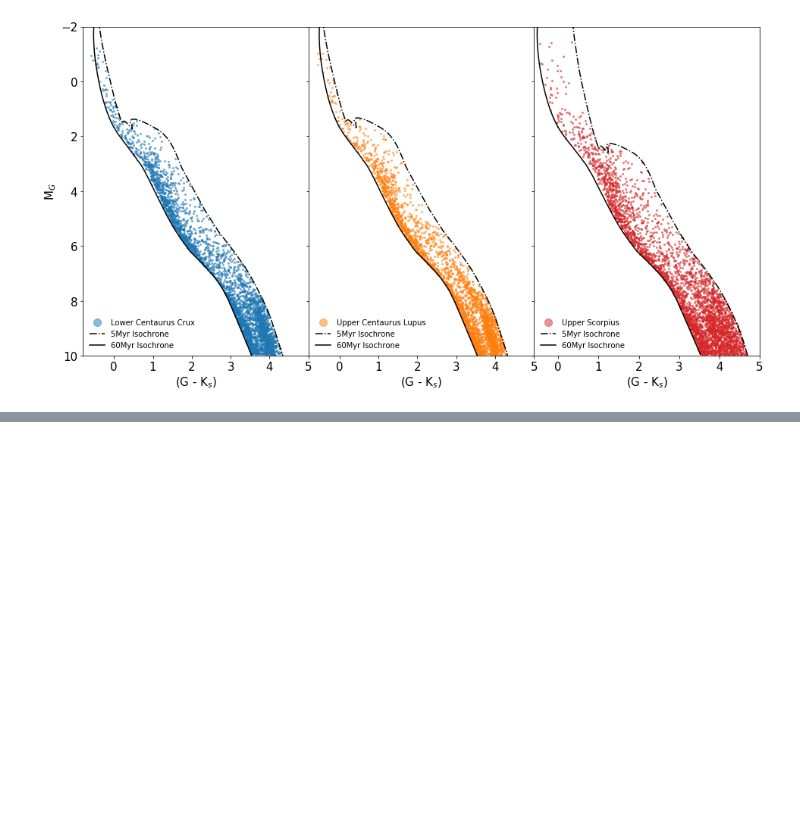
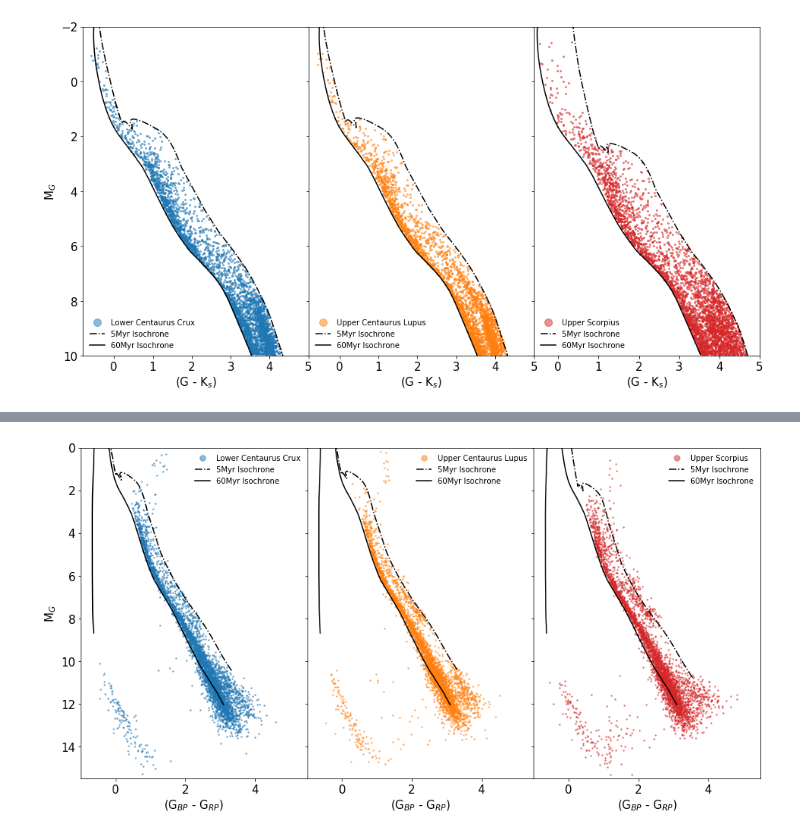
Before and after one commit to Jurgenvilla/Exoplanet-Rings-and-Gaia, a Jupyter notebook: 7_DR2_LightCurves/Gaia_AstroQuery.ipynb, the cells around one changed output, grey strips where cells are left out. Cells and saved outputs as stored; diff of their text form; code cells hidden in the pictures; blank space fills up the shorter version.

```diff
--- a/7_DR2_LightCurves/Gaia_AstroQuery.ipynb
+++ b/7_DR2_LightCurves/Gaia_AstroQuery.ipynb
@@ -412,0 +618,43 @@ fig.subplots_adjust(wspace = 0)
+# %%
+#New Isochrones overplotted
+
+fig, ((axA, axB, axC)) = plt.subplots(figsize = (16,8), nrows = 1, ncols = 3, sharey = True)
+
+axA.plot(LCC_6_CLEAN_2['bp_rp'], LCC_6_CLEAN_2['g_mag_abs'], 'o', c = 'C0', markersize = 1.5, alpha = 0.5)
+axA.plot(LCC_WithExt_DR2["col24"] - LCC_WithExt_DR2["col25"], LCC_WithExt_DR2["col23"], '-.', color = 'k')
+axA.plot(All_NoExt_DR2["col24"] - All_NoExt_DR2["col25"], All_NoExt_DR2["col23"], color = 'k')
+# axA.plot(NoExt_5Myr_DR2["col24"] - NoExt_5Myr_DR2["col25"], NoExt_5Myr_DR2["col23"], color = 'k')
+axA.legend(['Lower Centaurus Crux', '5Myr Isochrone', '60Myr Isochrone'], \
+           frameon = False, prop = {'size': 10}, markerscale = 5, loc = 'upper right')
+axA.set_ylim(15.5,0.0)
+axA.set_xlim(-1,5.5)
+axA.set_ylabel(r"M$_G$", size = 15)
+axA.set_xlabel(r"(G$_{BP}$ - G$_{RP}$)", size = 15)
+axA.tick_params(axis = 'both', which = 'major', labelsize = 15)
+
+axB.plot(UCL_6_CLEAN_2['bp_rp'], UCL_6_CLEAN_2['g_mag_abs'], 'o', c = 'C1', markersize = 1.5, alpha = 0.5)
+axB.plot(UCL_WithExt_DR2["col24"] - UCL_WithExt_DR2["col25"], UCL_WithExt_DR2["col23"], '-.', color = 'k')
+axB.plot(All_NoExt_DR2["col24"] - All_NoExt_DR2["col25"], All_NoExt_DR2["col23"], color = 'k')
+# axB.plot(NoExt_5Myr_DR2["col24"] - NoExt_5Myr_DR2["col25"], NoExt_5Myr_DR2["col23"], color = 'k')
+axB.legend(['Upper Centaurus Lupus', '5Myr Isochrone', '60Myr Isochrone'], \
+           frameon = False, prop = {'size': 10}, markerscale = 5, loc = 'upper right')
+axB.set_ylim(15.5,0.0)
+axB.set_xlim(-1,5.5)
+
+axB.set_xlabel(r"(G$_{BP}$ - G$_{RP}$)", size = 15)
+axB.tick_params(axis = 'both', which = 'major', labelsize = 15)
+
+axC.plot(US_6_CLEAN_2['bp_rp'], US_6_CLEAN_2['g_mag_abs'], 'o', c = 'C3', markersize = 1.5, alpha = 0.5)
+axC.plot(US_WithExt_DR2["col24"] - US_WithExt_DR2["col25"], US_WithExt_DR2["col23"], '-.', color = 'k')
+axC.plot(All_NoExt_DR2["col24"] - All_NoExt_DR2["col25"], All_NoExt_DR2["col23"], color = 'k')
+# axC.plot(NoExt_5Myr_DR2["col24"] - NoExt_5Myr_DR2["col25"], NoExt_5Myr_DR2["col23"], color = 'k')
+axC.legend(['Upper Scorpius', '5Myr Isochrone', '60Myr Isochrone'], \
+           frameon = False, prop = {'size': 10}, markerscale = 5, loc = 'upper right')
+axC.set_ylim(15.5,0.0)
+axC.set_xlim(-1, 5.5)
+axC.set_xlabel(r"(G$_{BP}$ - G$_{RP}$)", size = 15)
+axC.tick_params(axis = 'both', which = 'major', labelsize = 15)
+
+fig.subplots_adjust(wspace = 0)
+# %% [output]
+[figure, added]
```
Also changed, not shown: parts of 14 cells of this notebook, 12 other files.
